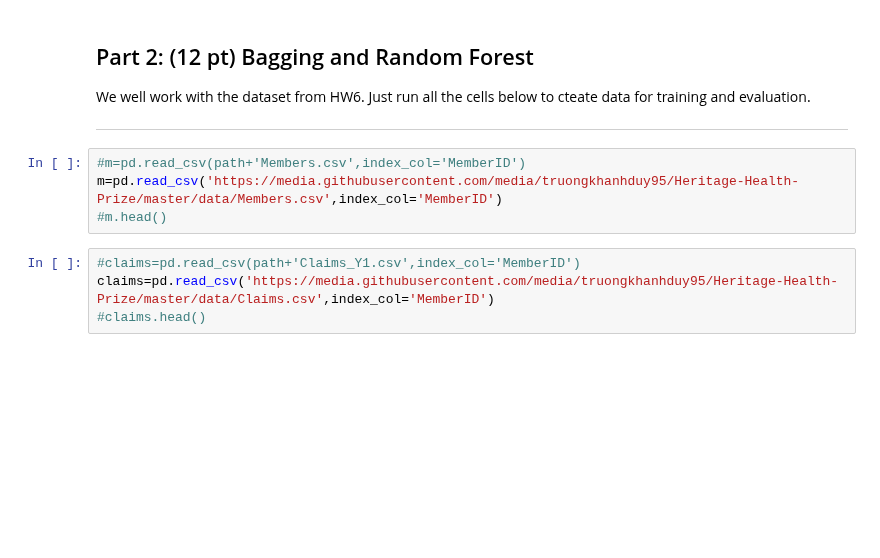
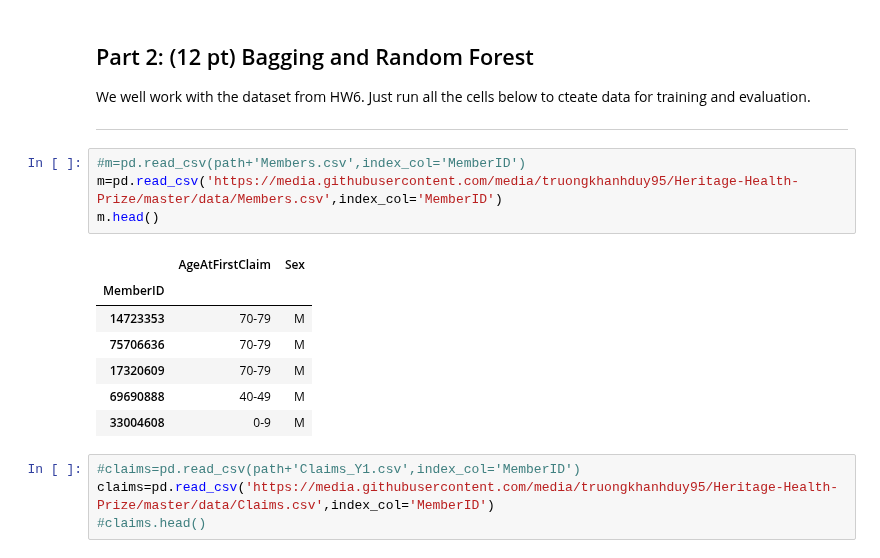
Before and after one commit to Nick-Azzarano/Machine-Learning-Practice, a Jupyter notebook: HW7_Azzarano_Nick.ipynb, the cells around one changed output. Cells and saved outputs as stored; diff of their text form; blank space fills up the shorter version.

```diff
--- a/HW7_Azzarano_Nick.ipynb
+++ b/HW7_Azzarano_Nick.ipynb
@@ -115,7 +115,15 @@ We well work with the dataset from HW6. Just run all the cells below to cteate d
 # %%
 #m=pd.read_csv(path+'Members.csv',index_col='MemberID')
 m=pd.read_csv('https://media.githubusercontent.com/media/truongkhanhduy95/Heritage-Health-Prize/master/data/Members.csv',index_col='MemberID')
-#m.head()
+m.head()
+# %% [output]
+|  | AgeAtFirstClaim | Sex |
+| MemberID |  |  |
+| 14723353 | 70-79 | M |
+| 75706636 | 70-79 | M |
+| 17320609 | 70-79 | M |
+| 69690888 | 40-49 | M |
+| 33004608 | 0-9 | M |
 # %%
 #claims=pd.read_csv(path+'Claims_Y1.csv',index_col='MemberID')
 claims=pd.read_csv('https://media.githubusercontent.com/media/truongkhanhduy95/Heritage-Health-Prize/master/data/Claims.csv',index_col='MemberID')
```
Also changed, not shown: parts of 8 cells of this notebook.
